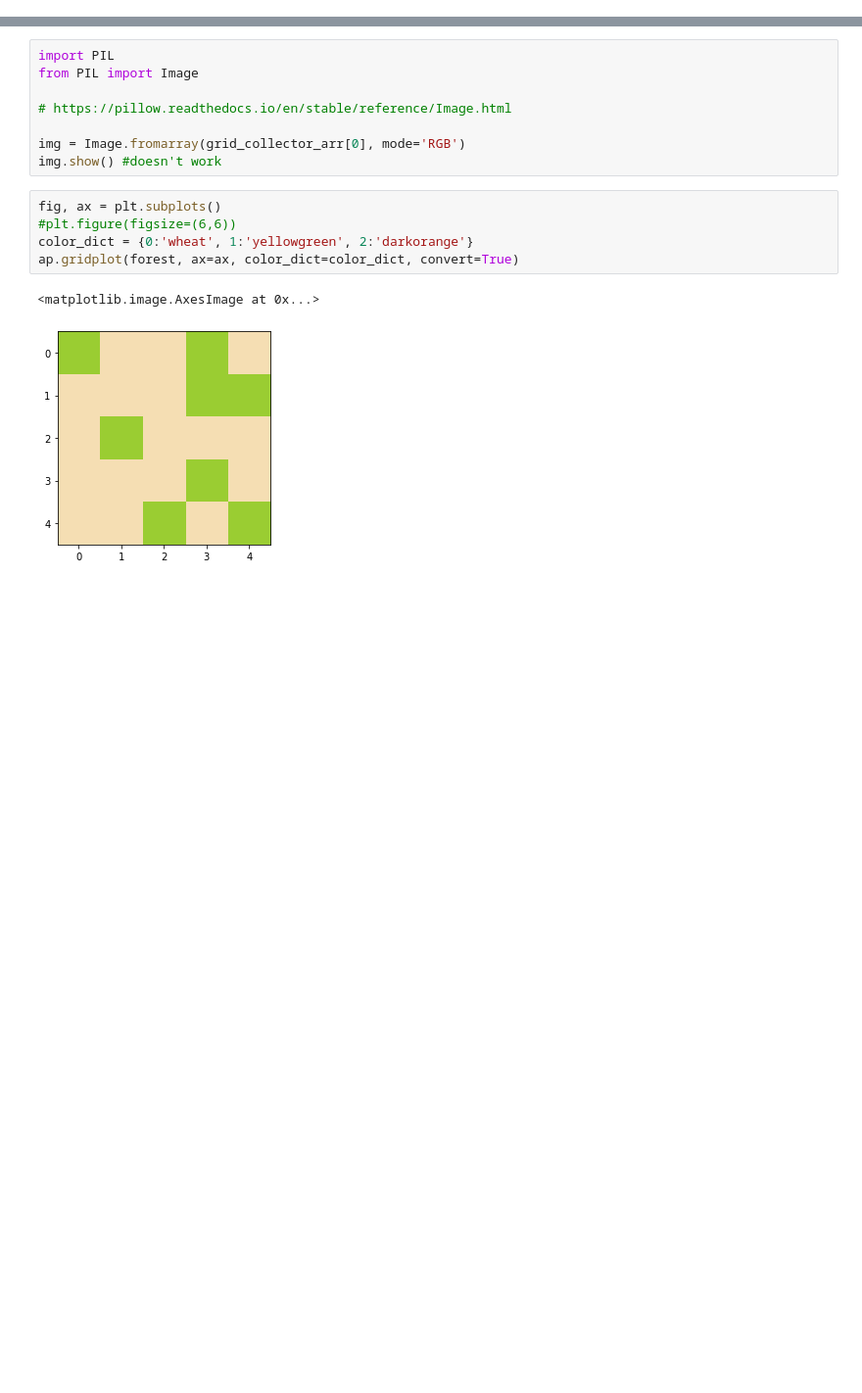
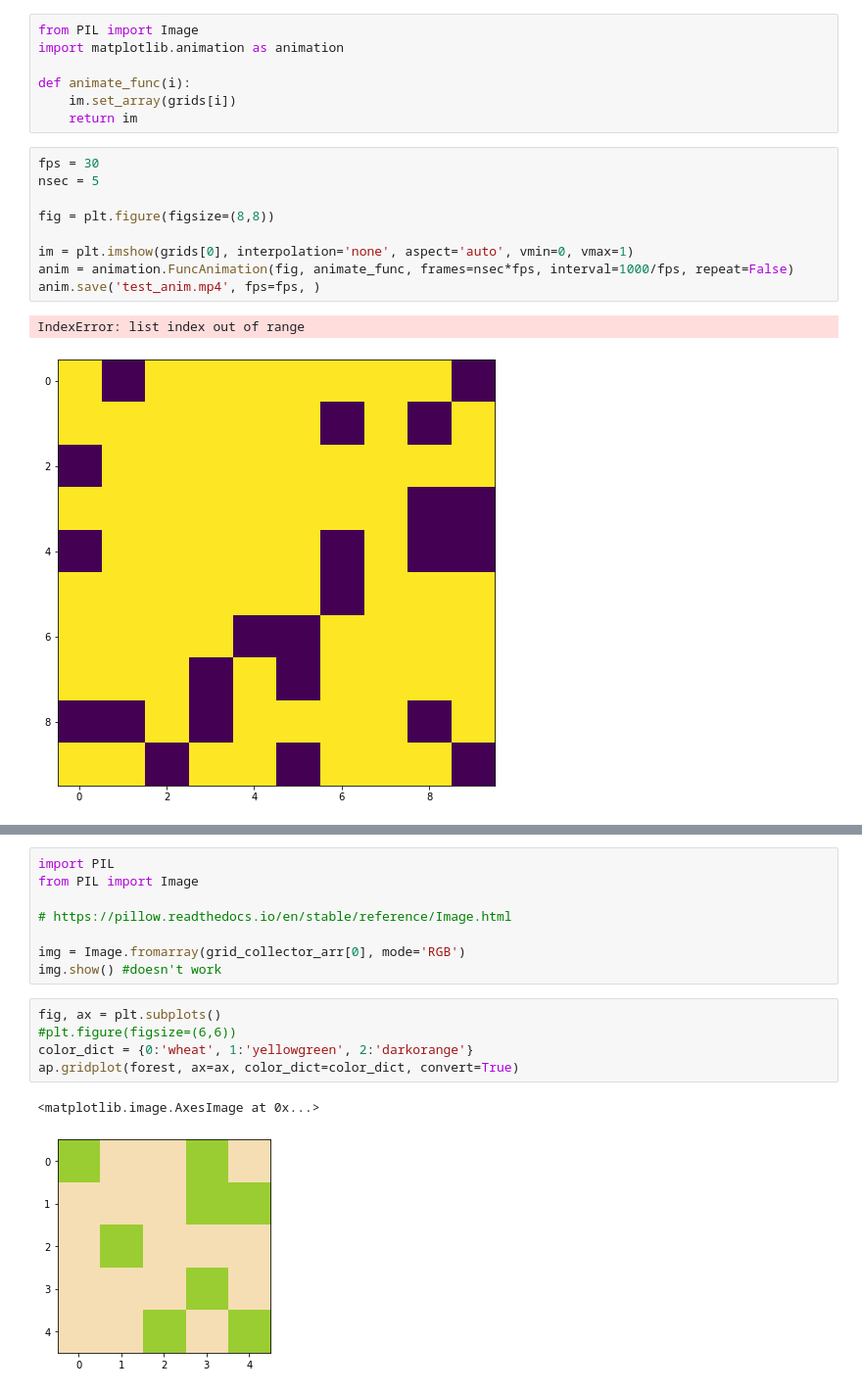
Before and after one commit to shw3ta/wildfires, a Jupyter notebook: Wer_forest.ipynb, the cells around one changed output, grey strips where cells are left out. Shown: that part at 98% size. Drawn from its saved outputs; the diff is of its cells as text; blank space fills up the shorter version.

```diff
--- a/Wer_forest.ipynb
+++ b/Wer_forest.ipynb
@@ -217,2 +164,21 @@ grid_collector = []
+# %%
+from PIL import Image
+import matplotlib.animation as animation
+
+def animate_func(i):
+    im.set_array(grids[i])
+    return im
+# %%
+fps = 30
+nsec = 5
+
+fig = plt.figure(figsize=(8,8))
+
+im = plt.imshow(grids[0], interpolation='none', aspect='auto', vmin=0, vmax=1)
+anim = animation.FuncAnimation(fig, animate_func, frames=nsec*fps, interval=1000/fps, repeat=False)
+anim.save('test_anim.mp4', fps=fps, )
+# %% [output]
+IndexError: list index out of range
+[figure, added]
 # %%
 color_dict = {0:'wheat', 1:'yellowgreen', 2:'darkorange'}
```
Also changed, not shown: parts of 31 cells of this notebook, 8 other files.
